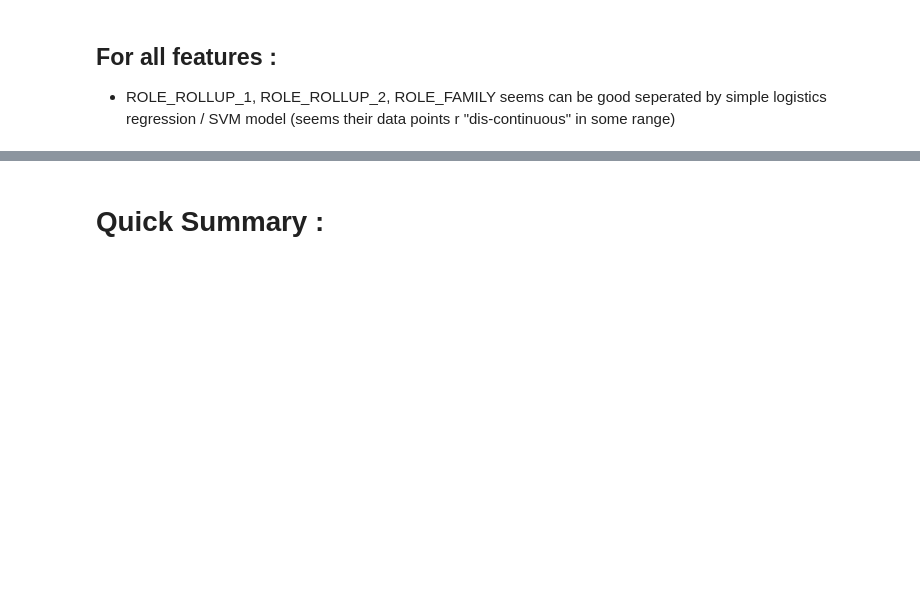
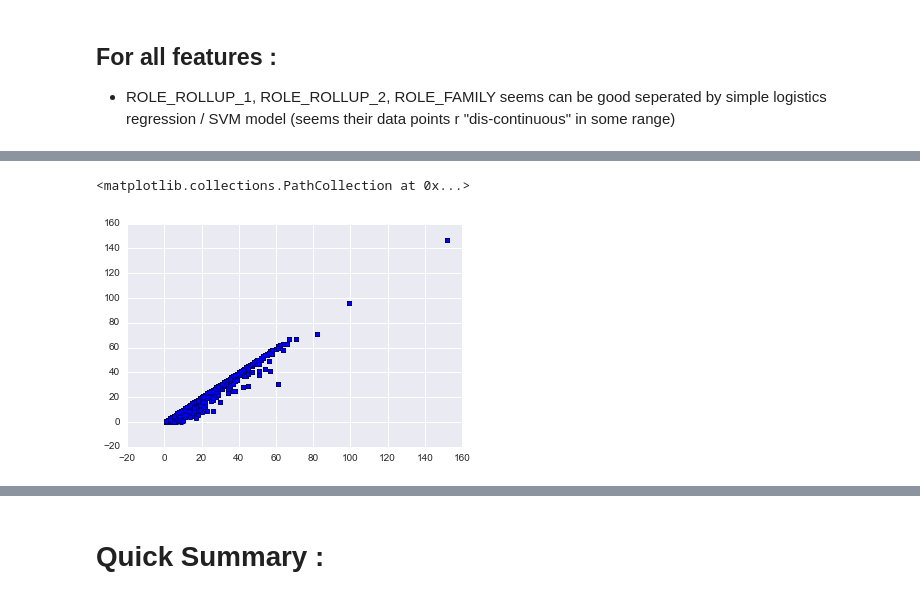
Before and after one commit to yennanliu/Kaggle.com_mini_project, a Jupyter notebook: Amazon_access/Amazon_access_EDA.ipynb, the cells around one changed output, grey strips where cells are left out. Drawn from its saved outputs; the diff is of its cells as text; code cells hidden in the pictures; blank space fills up the shorter version.

```diff
--- a/Amazon_access/Amazon_access_EDA.ipynb
+++ b/Amazon_access/Amazon_access_EDA.ipynb
@@ -243,0 +310,5 @@ df_resource_act_['pct_approve'] = df_resource_act_[1]/(df_resource_act_[0]+df_re
+# %%
+plt.scatter(df_train['mgr_cnt'],df_train['approve_mgr_cnt'])
+# %% [output]
+<matplotlib.collections.PathCollection at 0x...>
+[figure, added]
```
Also changed, not shown: parts of 15 cells of this notebook.
